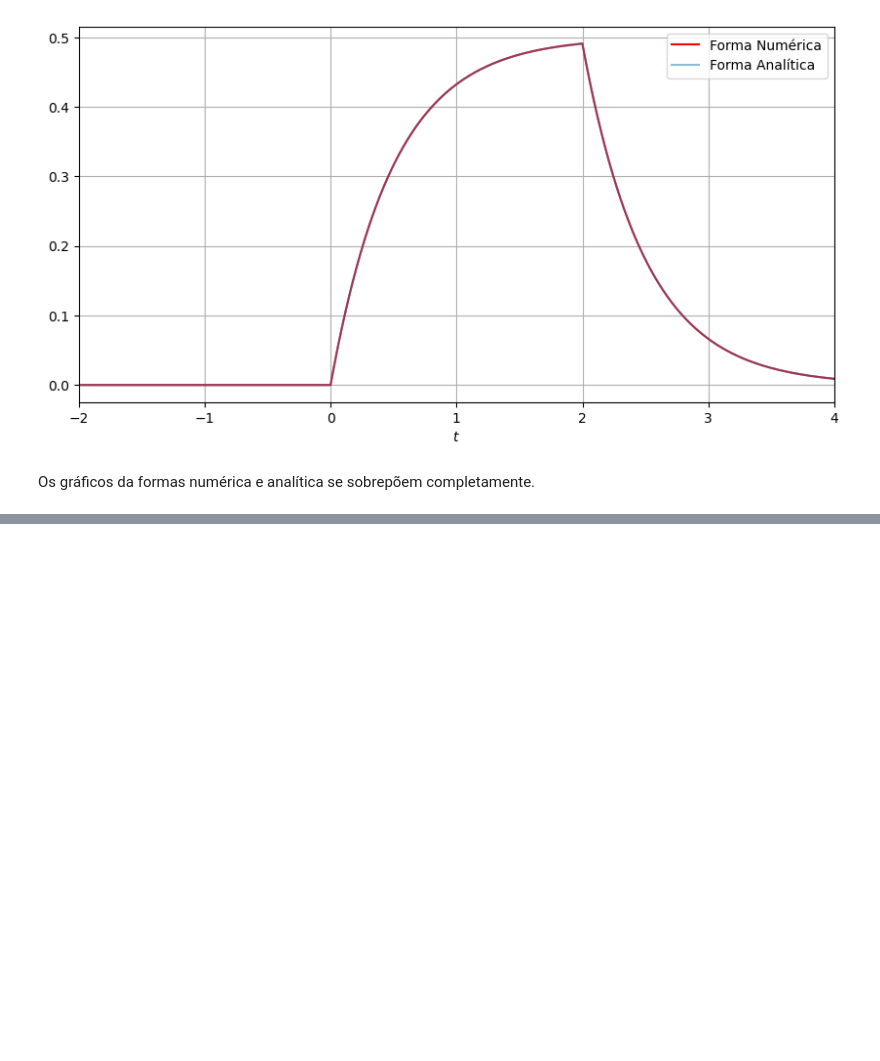
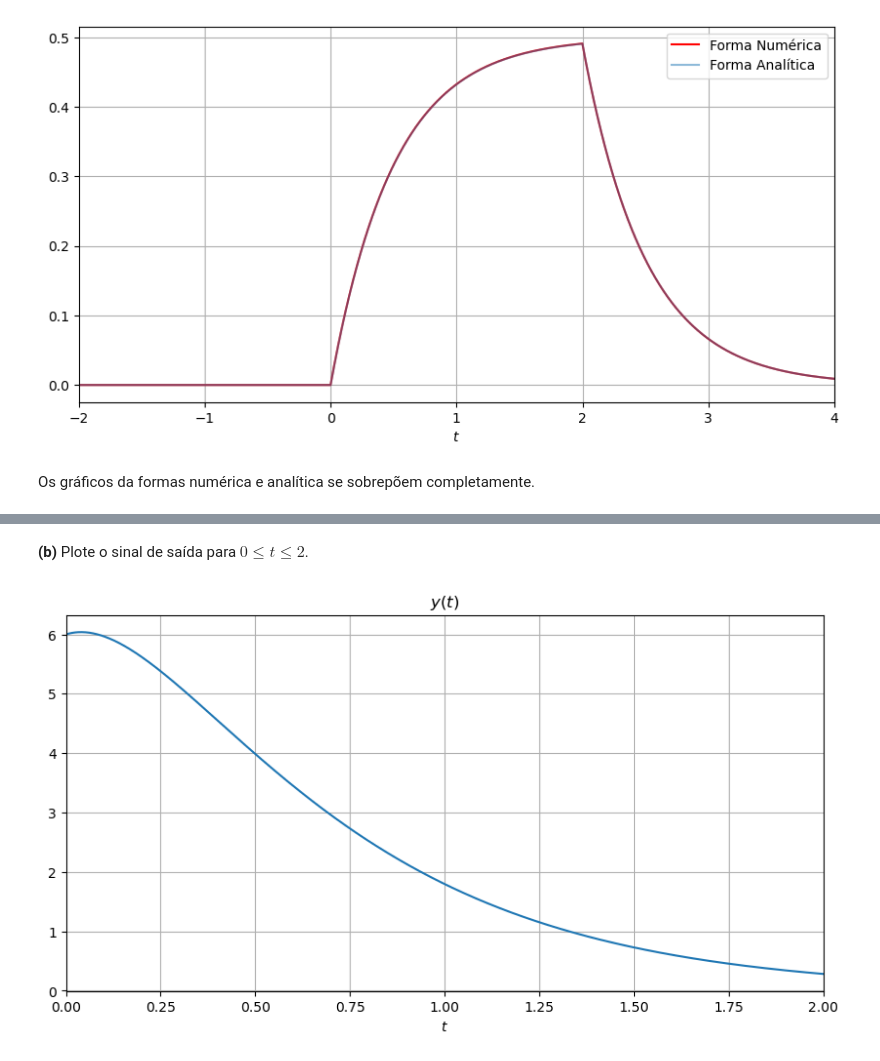
Before and after one commit to eltonlima01/signals-and-systems, a Jupyter notebook: 1st-Computational-Assignment/main.ipynb, the cells around one changed output, grey strips where cells are left out. Cells and saved outputs as stored; diff of their text form; code cells hidden in the pictures; blank space fills up the shorter version.

```diff
--- a/1st-Computational-Assignment/main.ipynb
+++ b/1st-Computational-Assignment/main.ipynb
@@ -271,0 +332,22 @@ Os gráficos da formas numérica e analítica se sobrepõem completamente.
+# %% [markdown]
+**(b)** Plote o sinal de saída para $0 \leq t \leq 2$.
+# %%
+t1, t2 = 0, 2
+points = 1000
+t = np.linspace (t1, t2, points)
+
+u = 1.0 * (t >= 0)
+
+y_n = (50 * np.exp (-2 * t) - (5 * np.exp (-5 * t))) / 3
+y_f = -9 * np.exp (-3 * t) * u
+y = y_f + y_n
+
+plt.figure (figsize = (10, 5))
+plt.plot (t, y)
+plt.xlabel ("$t$")
+plt.title ("$y(t)$")
+plt.grid ()
+plt.xlim ([t1, t2])
+plt.show ()
+# %% [output]
+[figure, added]
```
Also changed, not shown: parts of 6 cells of this notebook.
